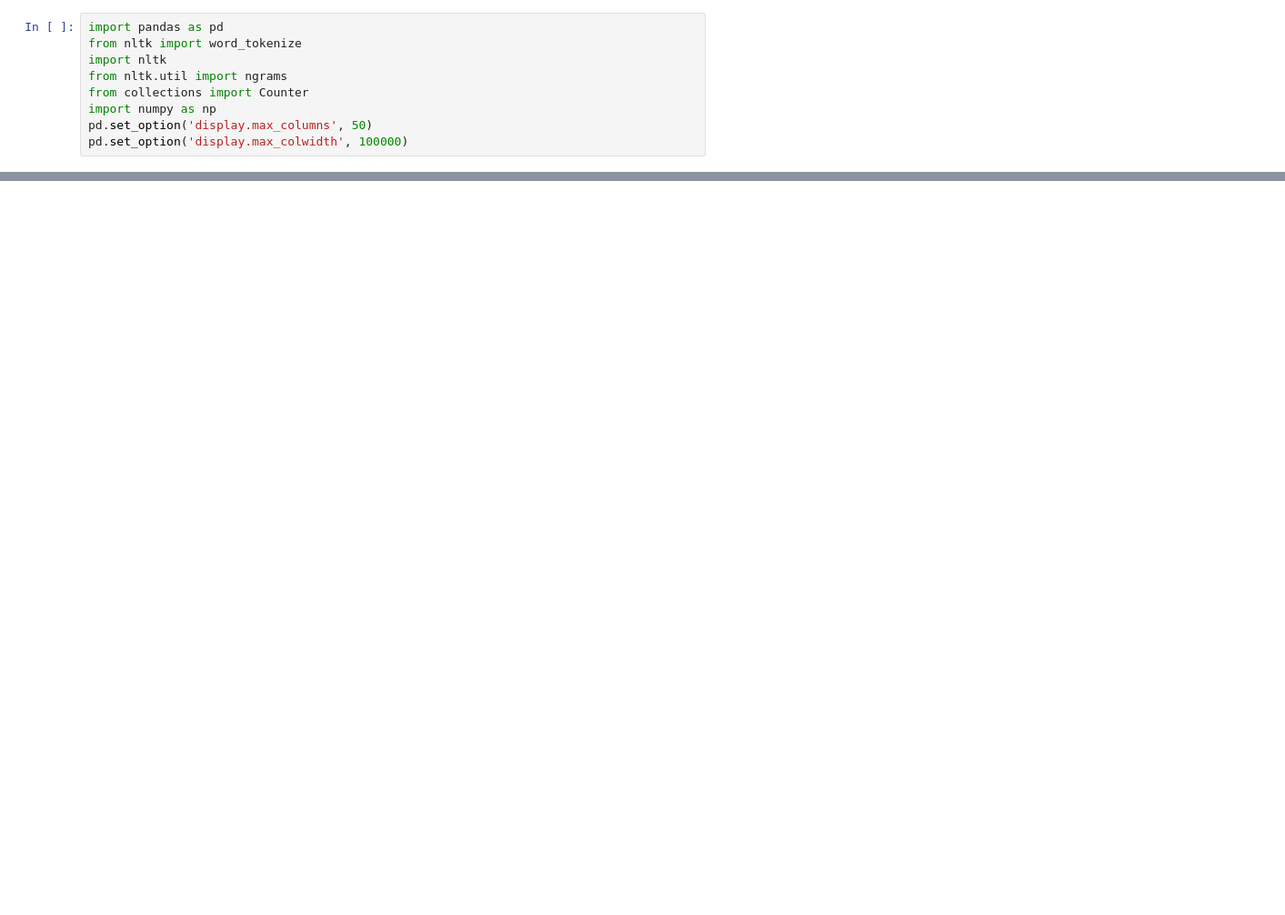
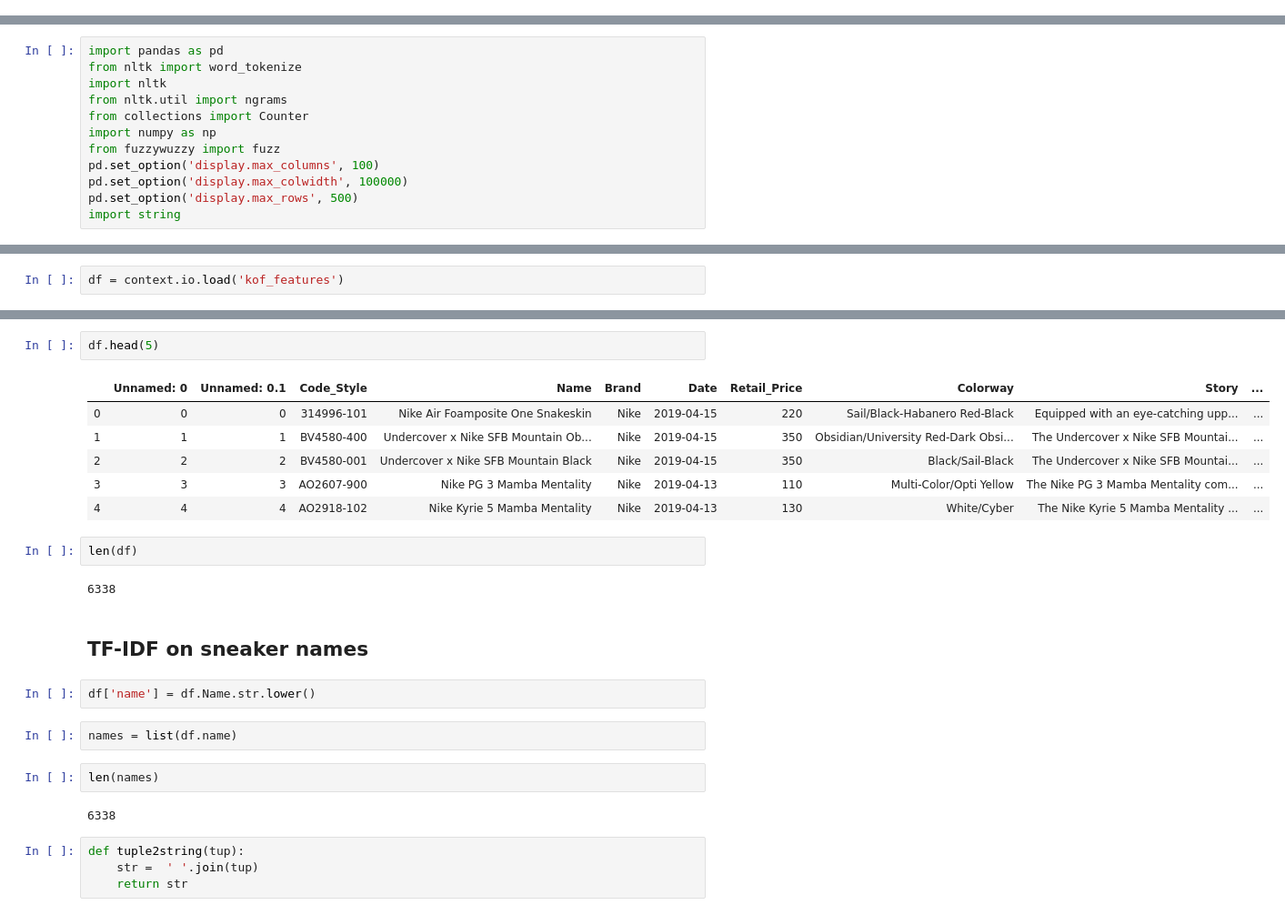
Before and after one commit to nikhil-bhargava/sneakairs, a Jupyter notebook: notebooks/feature-engineering/nb-silhoutte-generation.ipynb, the cells around one changed output, grey strips where cells are left out. Shown: that part at 91% size. Saved outputs shown, nothing was run; the diff lists cells and outputs as text; blank space fills up the shorter version.

```diff
--- a/notebooks/feature-engineering/nb-silhoutte-generation.ipynb
+++ b/notebooks/feature-engineering/nb-silhoutte-generation.ipynb
@@ -1,9 +0,0 @@
-# %%
-import pandas as pd
-from nltk import word_tokenize
-import nltk
-from nltk.util import ngrams
-from collections import Counter
-import numpy as np
-pd.set_option('display.max_columns', 50)
-pd.set_option('display.max_colwidth', 100000)
@@ -477,0 +1,12 @@ df.to_csv('KOF_04152019-modelv2.csv')
+# %%
+import pandas as pd
+from nltk import word_tokenize
+import nltk
+from nltk.util import ngrams
+from collections import Counter
+import numpy as np
+from fuzzywuzzy import fuzz
+pd.set_option('display.max_columns', 100)
+pd.set_option('display.max_colwidth', 100000)
+pd.set_option('display.max_rows', 500)
+import string
@@ -477,0 +18,2 @@ df.to_csv('KOF_04152019-modelv2.csv')
+# %%
+df = context.io.load('kof_features')
@@ -477,0 +22,27 @@ df.to_csv('KOF_04152019-modelv2.csv')
+# %%
+df.head(5)
+# %% [output]
+|  | Unnamed: 0 | Unnamed: 0.1 | Code_Style | Name | Brand | Date | Retail_Price | Colorway | Story | ... |
+| 0 | 0 | 0 | 314996-101 | Nike Air Foamposite One Snakeskin | Nike | 2019-04-15 | 220 | Sail/Black-Habanero Red-Black | Equipped with an eye-catching upp... | ... |
+| 1 | 1 | 1 | BV4580-400 | Undercover x Nike SFB Mountain Ob... | Nike | 2019-04-15 | 350 | Obsidian/University Red-Dark Obsi... | The Undercover x Nike SFB Mountai... | ... |
+| 2 | 2 | 2 | BV4580-001 | Undercover x Nike SFB Mountain Black | Nike | 2019-04-15 | 350 | Black/Sail-Black | The Undercover x Nike SFB Mountai... | ... |
+| 3 | 3 | 3 | AO2607-900 | Nike PG 3 Mamba Mentality | Nike | 2019-04-13 | 110 | Multi-Color/Opti Yellow | The Nike PG 3 Mamba Mentality com... | ... |
+| 4 | 4 | 4 | AO2918-102 | Nike Kyrie 5 Mamba Mentality | Nike | 2019-04-13 | 130 | White/Cyber | The Nike Kyrie 5 Mamba Mentality ... | ... |
+# %%
+len(df)
+# %% [output]
+6338
+# %% [markdown]
+## TF-IDF on sneaker names
+# %%
+df['name'] = df.Name.str.lower()
+# %%
+names = list(df.name)
+# %%
+len(names)
+# %% [output]
+6338
+# %%
+def tuple2string(tup):
+    str =  ' '.join(tup)
+    return str
```
Also changed, not shown: parts of 83 cells of this notebook, 2 other files.
